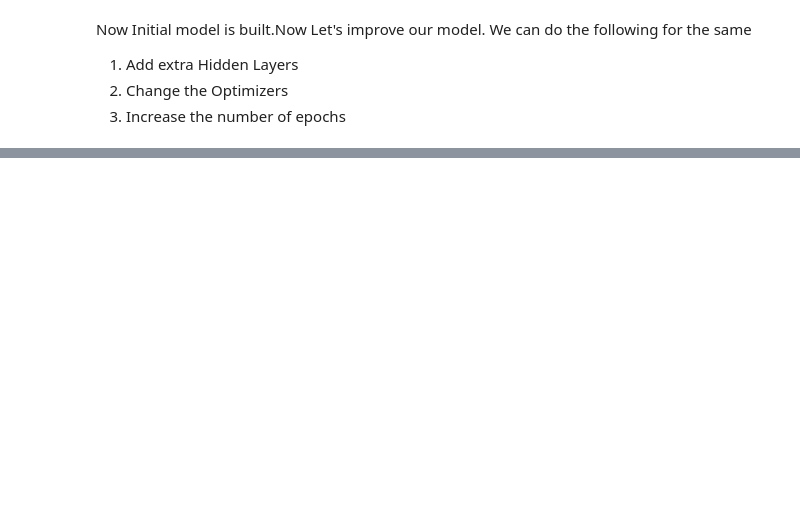
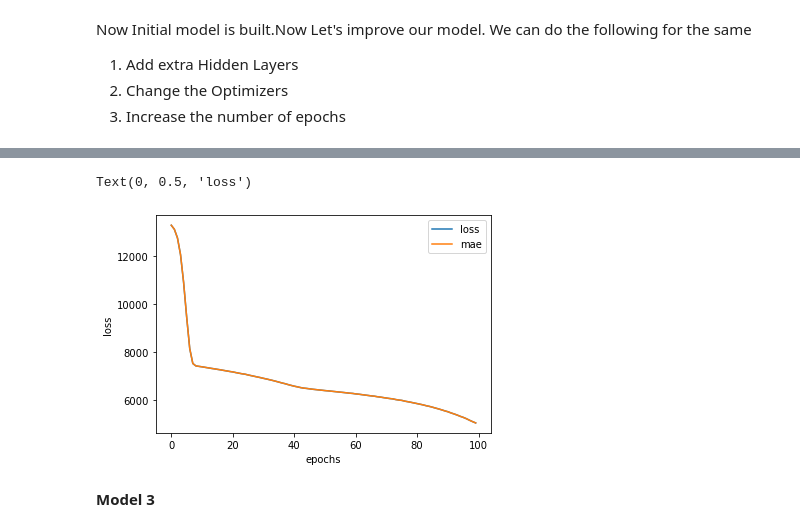
Before and after one commit to parvbhargava/Regression-Models, a Jupyter notebook: Medical-Insurance-Linear-Regression.ipynb, the cells around one changed output, grey strips where cells are left out. Saved outputs shown, nothing was run; the diff lists cells and outputs as text; code cells hidden in the pictures; blank space fills up the shorter version.

```diff
--- a/Medical-Insurance-Linear-Regression.ipynb
+++ b/Medical-Insurance-Linear-Regression.ipynb
@@ -116,6 +127,6 @@ model_2.add(tf.keras.layers.Dense(1))
 #compile our model
 model_2.compile(loss = tf.keras.losses.mae,optimizer = tf.keras.optimizers.Adam(),metrics = ["mae"])
 #fit the model
-model_2.fit(X_train,y_train,epochs=100)
+history_2 = model_2.fit(X_train,y_train,epochs=100)
 # %% [output]
 Epoch 1/100
@@ -138,0 +154,10 @@ Epoch 100/100
+# %%
+#Plot History also known as loss curve or training curve
+pd.DataFrame(history_2.history).plot()
+plt.xlabel("epochs")
+plt.ylabel("loss")
+# %% [output]
+Text(0, 0.5, 'loss')
+[figure, added]
+# %% [markdown]
+**Model 3**
```
Also changed, not shown: parts of 10 cells of this notebook.
